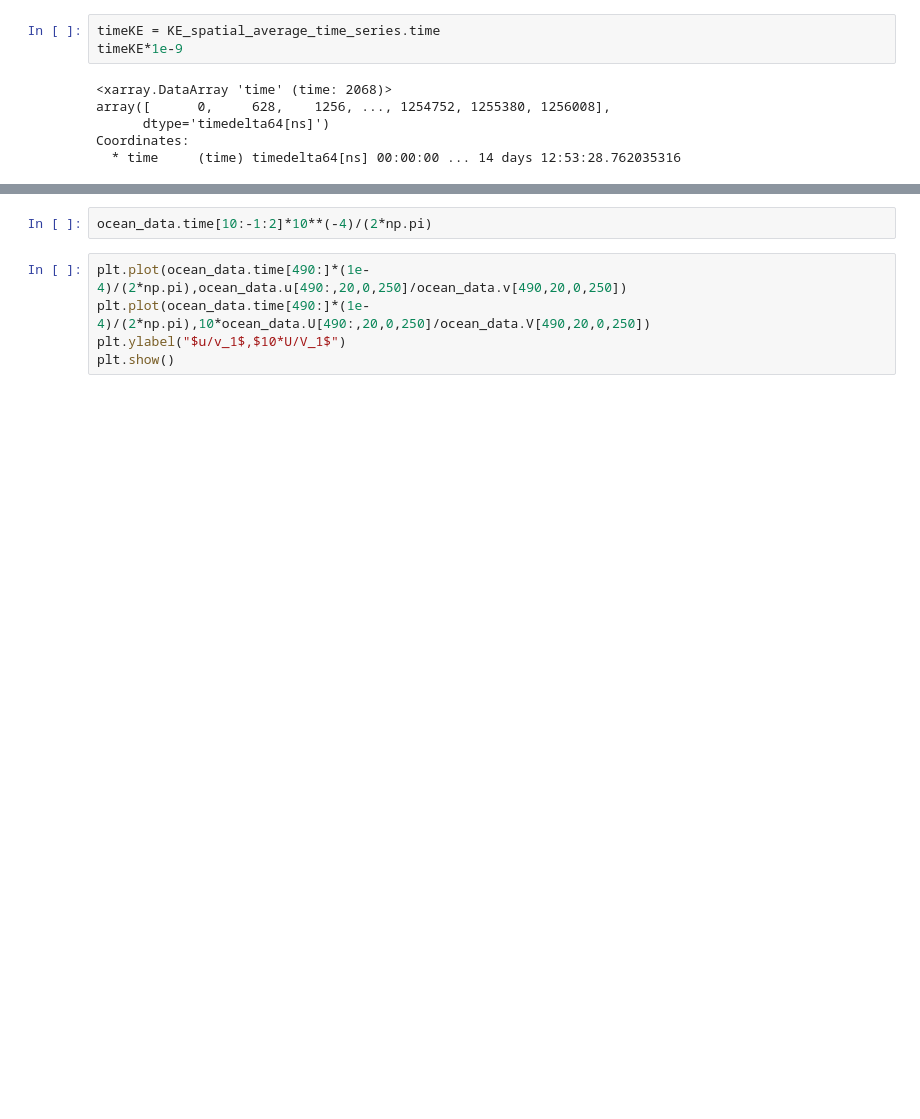
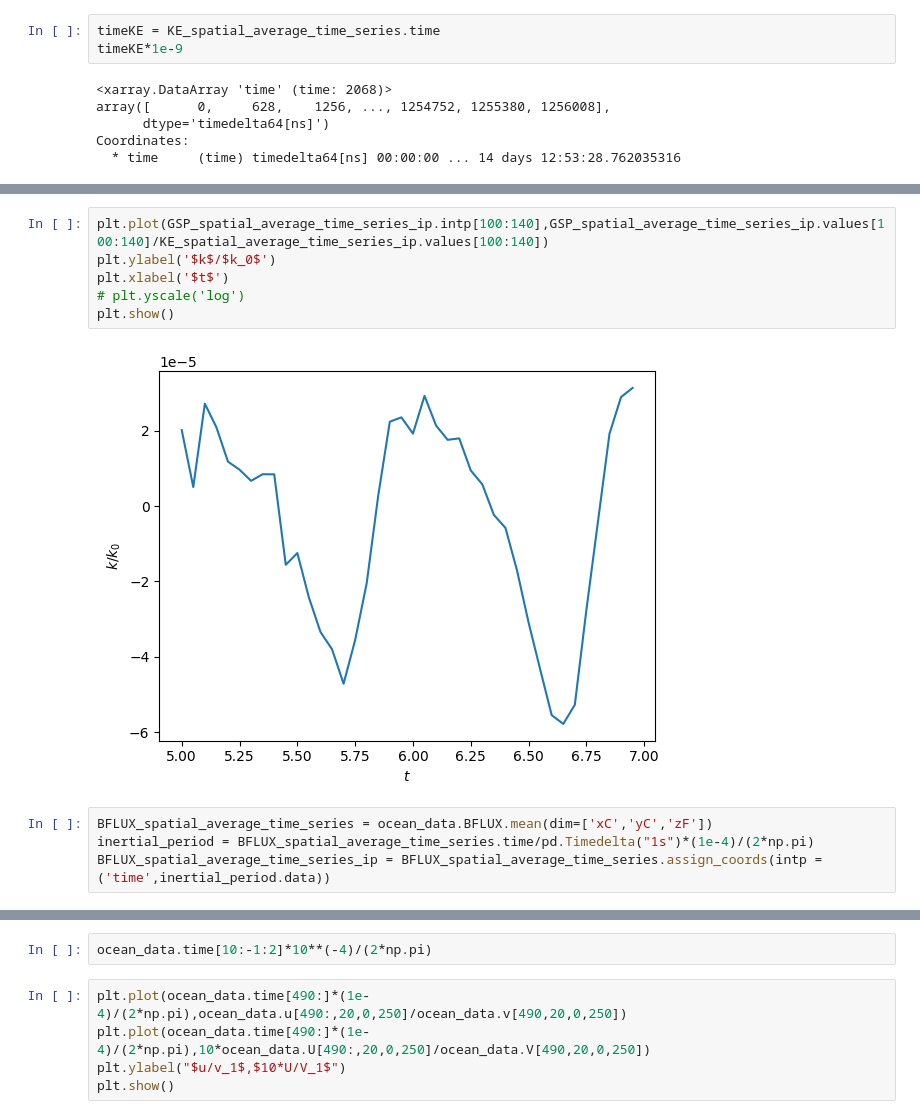
Before and after one commit to loganpknudsen/BottomBoundaryLayer, a Jupyter notebook: Result_Calculations/v_velocity_visualization_standard.ipynb, the cells around one changed output, grey strips where cells are left out. Cells and saved outputs as stored; diff of their text form; blank space fills up the shorter version.

```diff
--- a/Result_Calculations/v_velocity_visualization_standard.ipynb
+++ b/Result_Calculations/v_velocity_visualization_standard.ipynb
@@ -163,0 +254,12 @@ plt.show()
+# %%
+plt.plot(GSP_spatial_average_time_series_ip.intp[100:140],GSP_spatial_average_time_series_ip.values[100:140]/KE_spatial_average_time_series_ip.values[100:140])
+plt.ylabel('$k$/$k_0$')
+plt.xlabel('$t$')
+# plt.yscale('log')
+plt.show()
+# %% [output]
+[figure, added]
+# %%
+BFLUX_spatial_average_time_series = ocean_data.BFLUX.mean(dim=['xC','yC','zF'])
+inertial_period = BFLUX_spatial_average_time_series.time/pd.Timedelta("1s")*(1e-4)/(2*np.pi)
+BFLUX_spatial_average_time_series_ip = BFLUX_spatial_average_time_series.assign_coords(intp = ('time',inertial_period.data))
```
Also changed, not shown: parts of 28 cells of this notebook, 5 other files.
